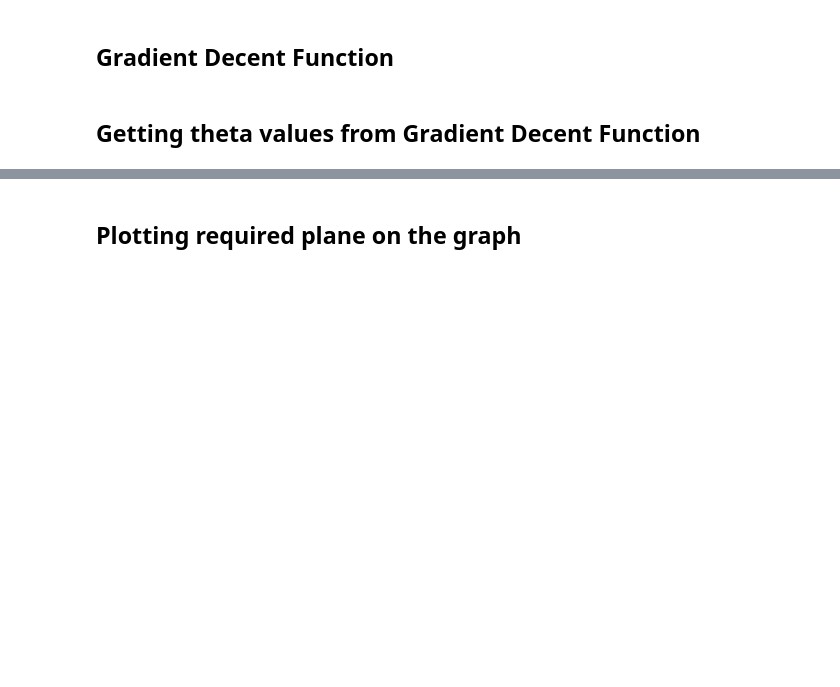
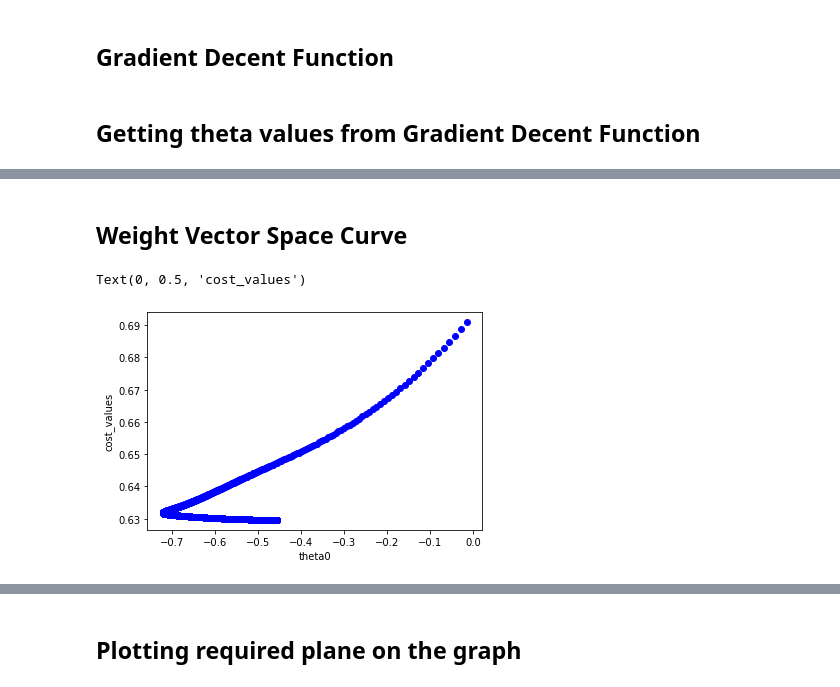
Before and after one commit to Fahadh4444/Machine_Learning, a Jupyter notebook: Concepts/Supervised Learning/Classification/Logistic Regression/Binary Logistic Regression/Binary Logistic Regression with graphs.ipynb, the cells around one changed output, grey strips where cells are left out. Saved outputs shown, nothing was run; the diff lists cells and outputs as text; code cells hidden in the pictures; blank space fills up the shorter version.

```diff
--- a/Concepts/Supervised Learning/Classification/Logistic Regression/Binary Logistic Regression/Binary Logistic Regression with graphs.ipynb
+++ b/Concepts/Supervised Learning/Classification/Logistic Regression/Binary Logistic Regression/Binary Logistic Regression with graphs.ipynb
@@ -92,0 +107,9 @@ Text(0, 0.5, 's')
+# %% [markdown]
+## Weight Vector Space Curve
+# %%
+plt.scatter(theta0, cost_values, color='blue')
+plt.xlabel('theta0')
+plt.ylabel('cost_values')
+# %% [output]
+Text(0, 0.5, 'cost_values')
+[figure, added]
```
Also changed, not shown: parts of 7 cells of this notebook.
